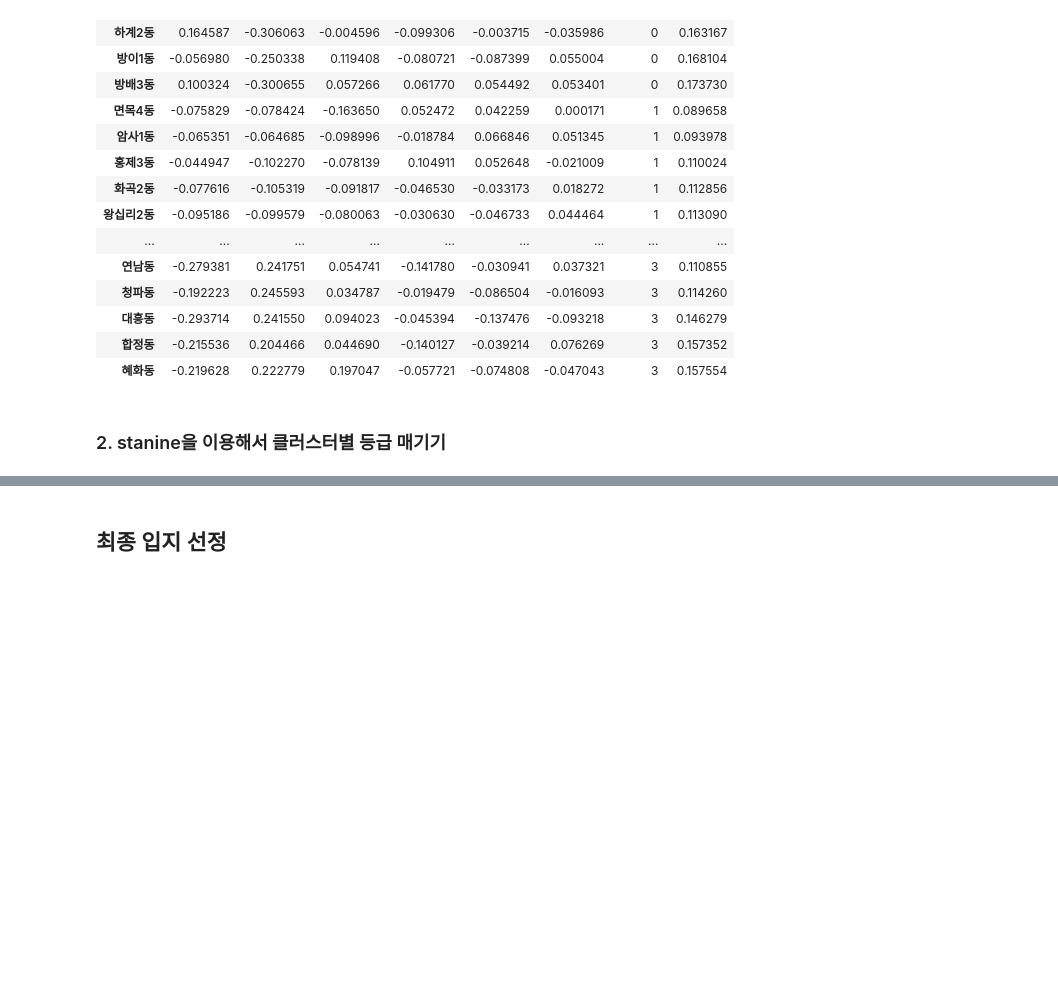
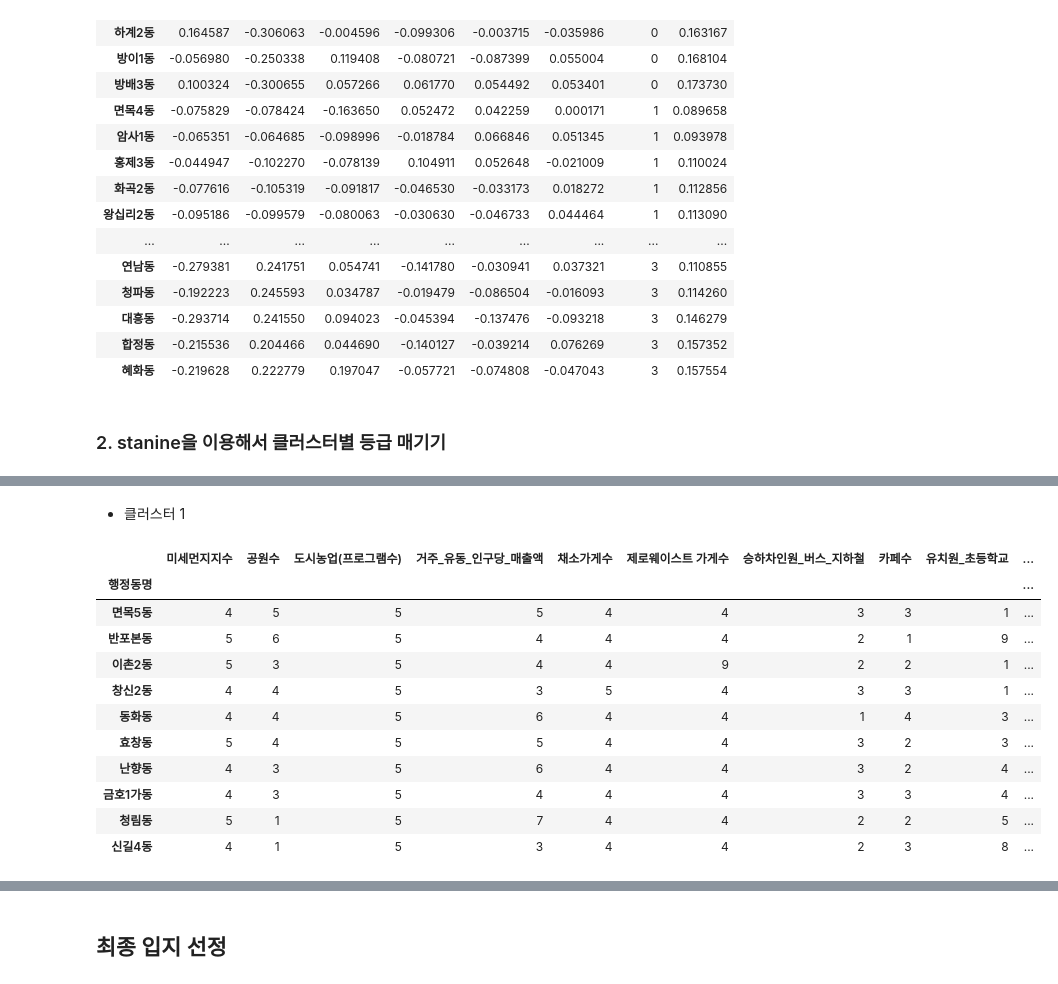
Before and after one commit to sesac-2023/Final_PJT_3V, a Jupyter notebook: modeling/optimal_location.ipynb, the cells around one changed output, grey strips where cells are left out. Saved outputs shown, nothing was run; the diff lists cells and outputs as text; code cells hidden in the pictures; blank space fills up the shorter version.

```diff
--- a/modeling/optimal_location.ipynb
+++ b/modeling/optimal_location.ipynb
@@ -72,0 +130,37 @@ original_df = pd.read_csv('./data/final_data_after_winsorization_with_selected_f
+# %% [markdown]
+- 클러스터 1
+# %%
+scaled_data1 = StandardScaler().fit_transform(cluster_1)
+data_scale1=pd.DataFrame(data=scaled_data1, columns=cluster_1.columns, index=cluster_1.index)
+# %%
+def stanine1(z):
+    s = (2.5 * z + 5.5).astype(int)
+    s[s < 1] = 1
+    s[s > 9] = 9
+    return s
+
+def stanine1_0(z):
+    s = (2 * z + 6).astype(int)
+    s[s < 1] = 1
+    s[s > 9] = 9
+    return s
+
+stanine1=stanine1(data_scale1)
+stanine1['도시농업(프로그램수)']=stanine1_0(data_scale1['도시농업(프로그램수)'])
+# %%
+stanine1['등급합']=stanine1['미세먼지지수']+ stanine1['공원수']+stanine1['도시농업(프로그램수)']+stanine1['거주_유동_인구당_매출액']+stanine1['채소가게수']+stanine1['제로웨이스트 가게수']+stanine1['승하차인원_버스_지하철']+stanine1['카페수']+stanine1['유치원_초등학교']+stanine1['인구수']+stanine1['총_10대']+stanine1['총_20_30대']+stanine1['총_60대이상']+stanine1['1인세대']
+# %%
+stanine1.sort_values('등급합').head(10)
+# %% [output]
+|  | 미세먼지지수 | 공원수 | 도시농업(프로그램수) | 거주_유동_인구당_매출액 | 채소가게수 | 제로웨이스트 가게수 | 승하차인원_버스_지하철 | 카페수 | 유치원_초등학교 | ... |
+| 행정동명 |  |  |  |  |  |  |  |  |  | ... |
+| 면목5동 | 4 | 5 | 5 | 5 | 4 | 4 | 3 | 3 | 1 | ... |
+| 반포본동 | 5 | 6 | 5 | 4 | 4 | 4 | 2 | 1 | 9 | ... |
+| 이촌2동 | 5 | 3 | 5 | 4 | 4 | 9 | 2 | 2 | 1 | ... |
+| 창신2동 | 4 | 4 | 5 | 3 | 5 | 4 | 3 | 3 | 1 | ... |
+| 동화동 | 4 | 4 | 5 | 6 | 4 | 4 | 1 | 4 | 3 | ... |
+| 효창동 | 5 | 4 | 5 | 5 | 4 | 4 | 3 | 2 | 3 | ... |
+| 난향동 | 4 | 3 | 5 | 6 | 4 | 4 | 3 | 2 | 4 | ... |
+| 금호1가동 | 4 | 3 | 5 | 4 | 4 | 4 | 3 | 3 | 4 | ... |
+| 청림동 | 5 | 1 | 5 | 7 | 4 | 4 | 2 | 2 | 5 | ... |
+| 신길4동 | 4 | 1 | 5 | 3 | 4 | 4 | 2 | 3 | 8 | ... |
```
Also changed, not shown: parts of 23 cells of this notebook.
